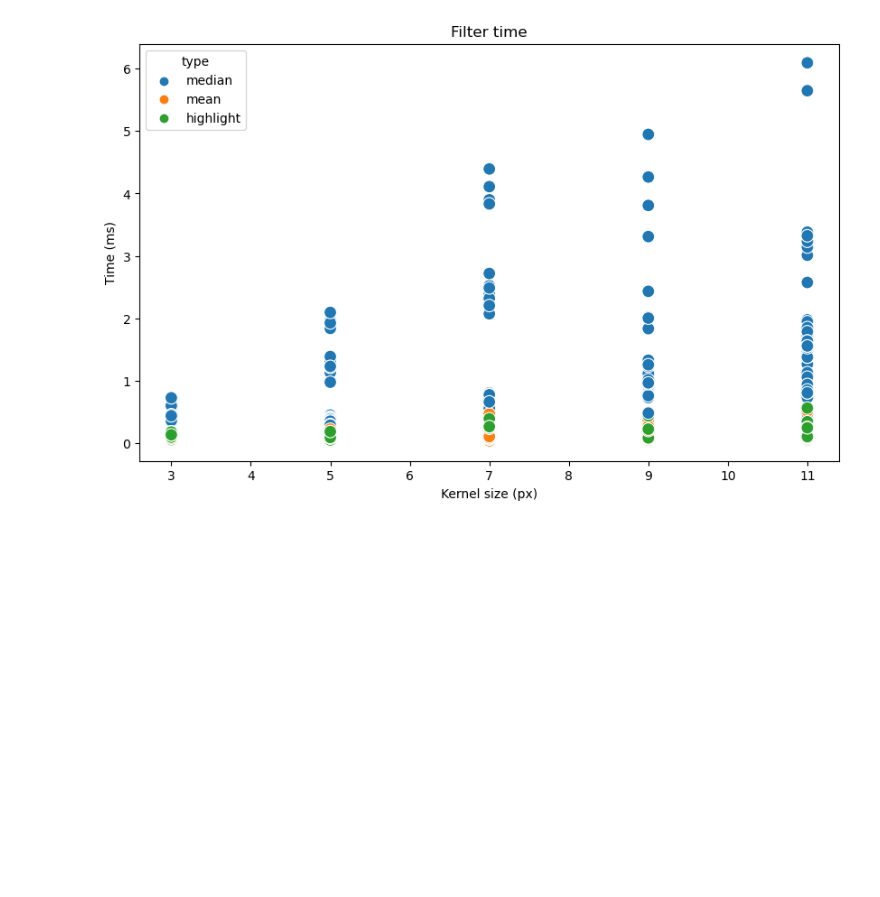
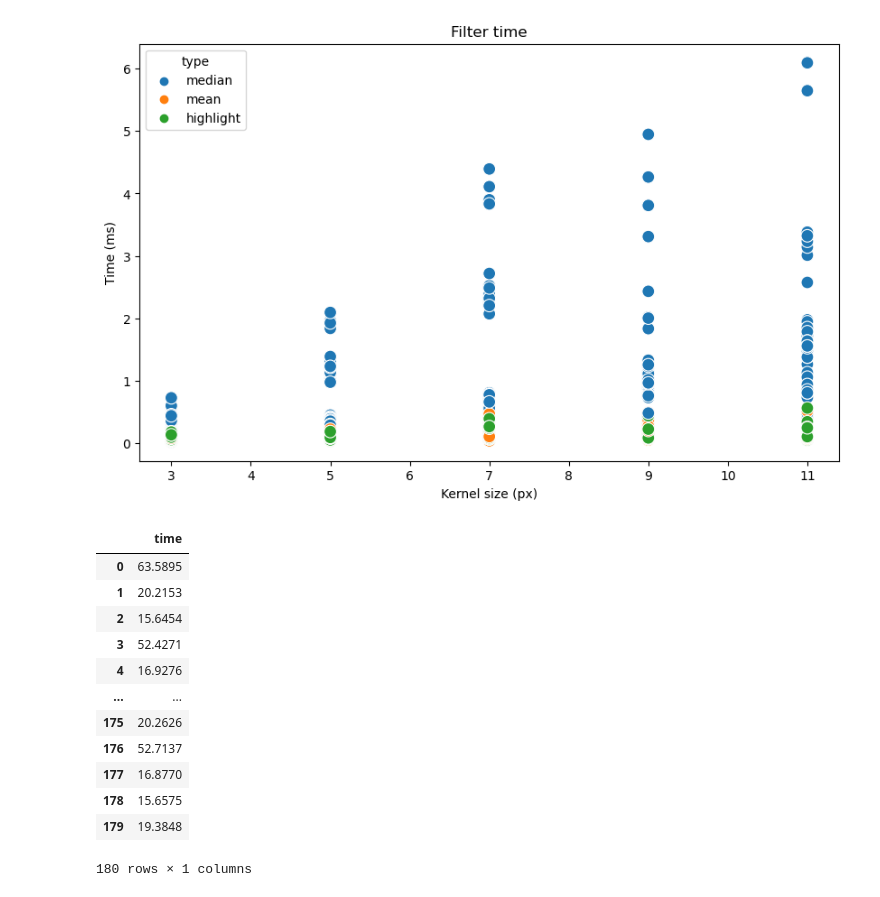
Before and after one commit to Falivith/ippd-imageprocessor, a Jupyter notebook: data_analysis.ipynb, the cells around one changed output. Drawn from its saved outputs; the diff is of its cells as text; code cells hidden in the pictures; blank space fills up the shorter version.

```diff
--- a/data_analysis.ipynb
+++ b/data_analysis.ipynb
@@ -49,3 +49,21 @@ plt.savefig('filter_time.png', dpi=300)
 plt.show()
 # %% [output]
 [figure]
+# %%
+df_batch = pd.read_csv('batch_processing_results.csv')
+df_batch = df_batch.drop(columns=['image', 'type', 'kernel_size'])
+df_batch
+# %% [output]
+|  | time |
+| 0 | 63.5895 |
+| 1 | 20.2153 |
+| 2 | 15.6454 |
+| 3 | 52.4271 |
+| 4 | 16.9276 |
+| ... | ... |
+| 175 | 20.2626 |
+| 176 | 52.7137 |
+| 177 | 16.8770 |
+| 178 | 15.6575 |
+| 179 | 19.3848 |
+180 rows × 1 columns
```
Also changed, not shown: parts of 1 cell of this notebook, 12 other files.
